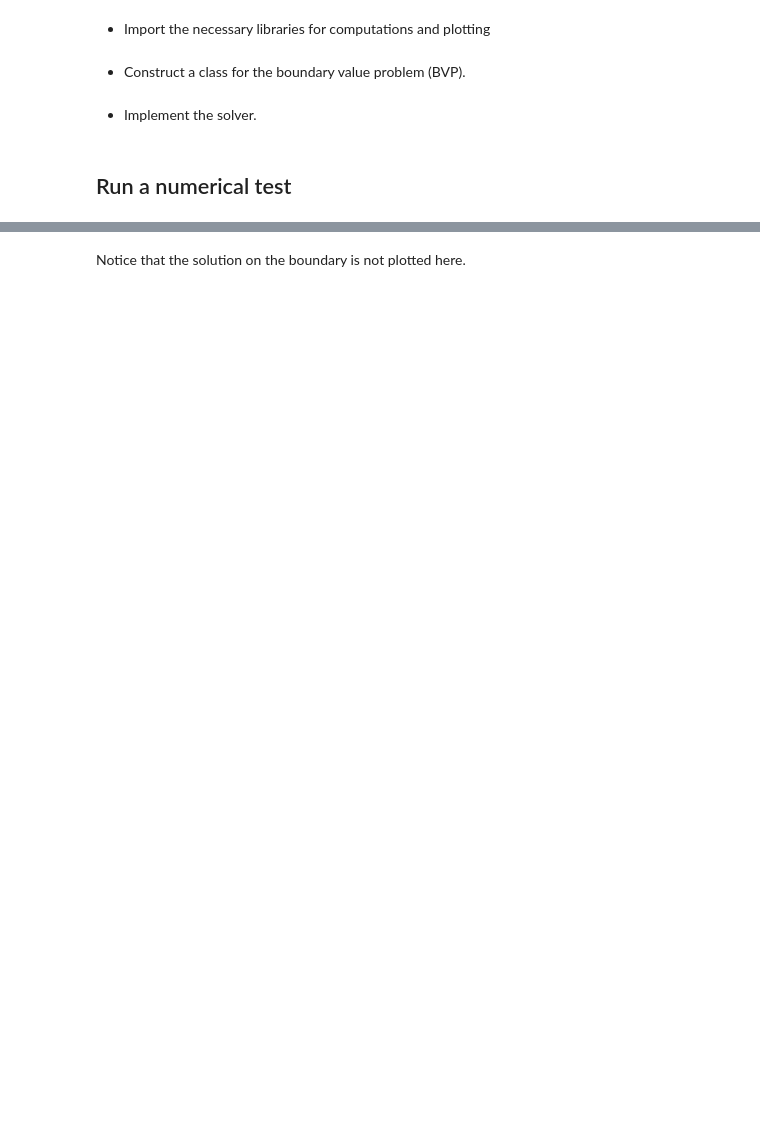
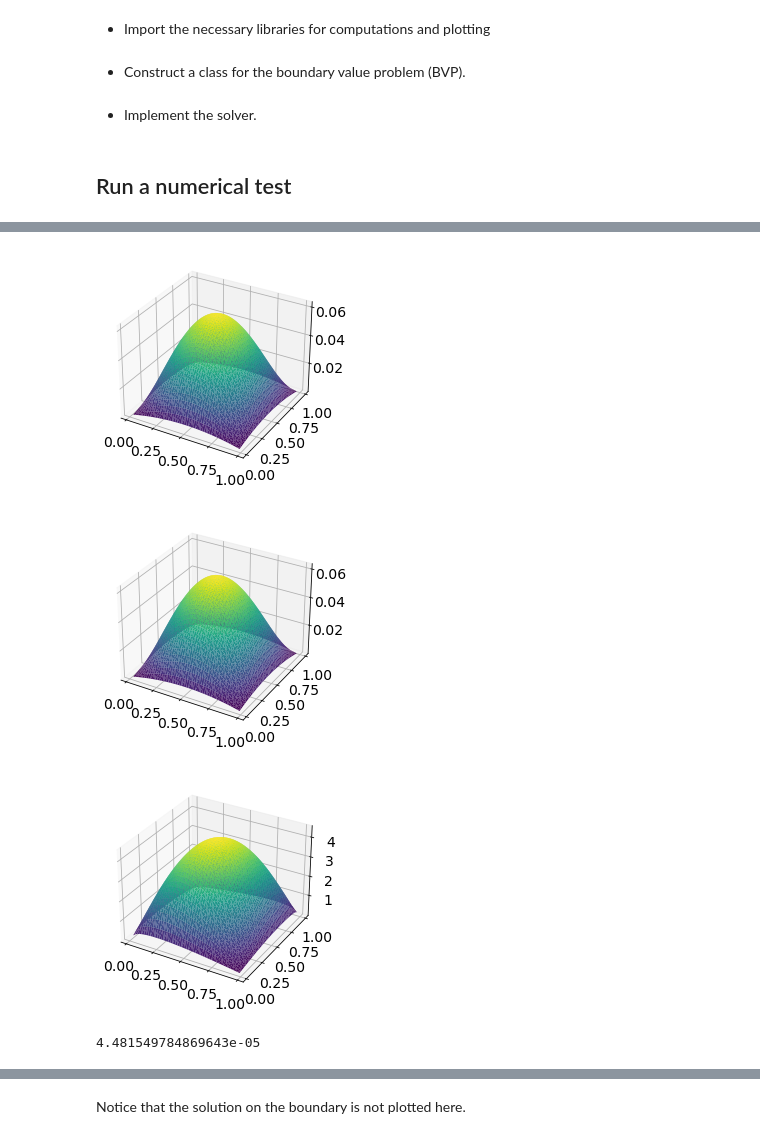
Before and after one commit to markus0800/num.diff-project-1, a Jupyter notebook: project1_version2.ipynb, the cells around one changed output, grey strips where cells are left out. Saved outputs shown, nothing was run; the diff lists cells and outputs as text; code cells hidden in the pictures; blank space fills up the shorter version.

```diff
--- a/project1_version2.ipynb
+++ b/project1_version2.ipynb
@@ -165,0 +174,30 @@ def g(x,y):
+# %%
+M = 50
+N = 50
+a = 1
+ex1 = BVP(f_1,u_sol_1,a,M,N)
+# Solution of the problem
+
+U, A, coord = solve_bvp(ex1)
+# Plot of the solution
+plt.figure()
+ax = plt.axes(projection='3d')
+ax.plot_trisurf(coord[:,0], coord[:,1], U, cmap='viridis', edgecolor='none');
+plt.show()
+
+plt.figure()
+ax = plt.axes(projection='3d')
+ax.plot_trisurf(coord[:,0], coord[:,1], u_sol_1(coord[:,0], coord[:,1]),cmap='viridis', edgecolor='none')
+plt.show()
+
+plt.figure()
+ax = plt.axes(projection='3d')
+ax.plot_trisurf(coord[:,0], coord[:,1], U - u_sol_1(coord[:,0], coord[:,1]),cmap='viridis', edgecolor='none')
+plt.show()
+
+np.max(np.abs(U - u_sol_1(coord[:,0], coord[:,1])))
+# %% [output]
+[figure, added]
+[figure, added]
+[figure, added]
+4.481549784869643e-05
```
Also changed, not shown: parts of 13 cells of this notebook.
